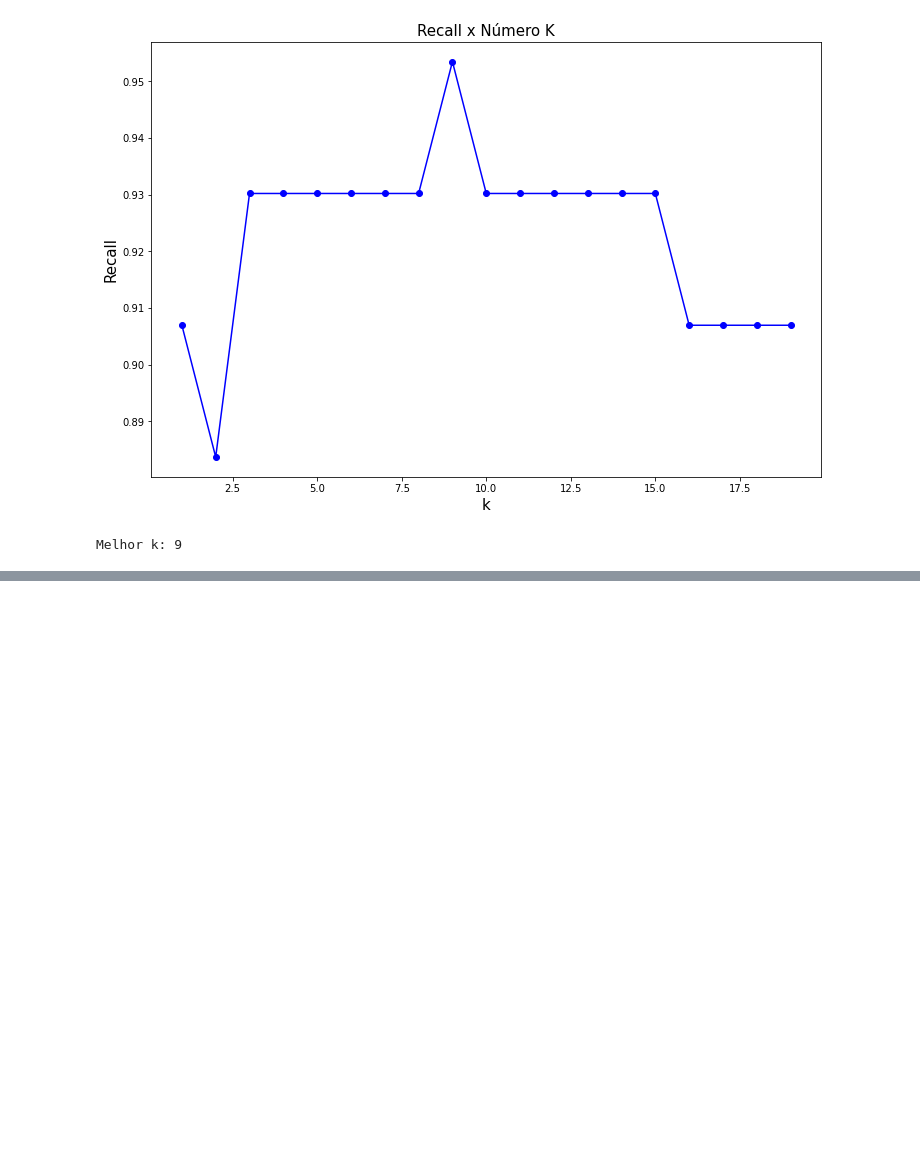
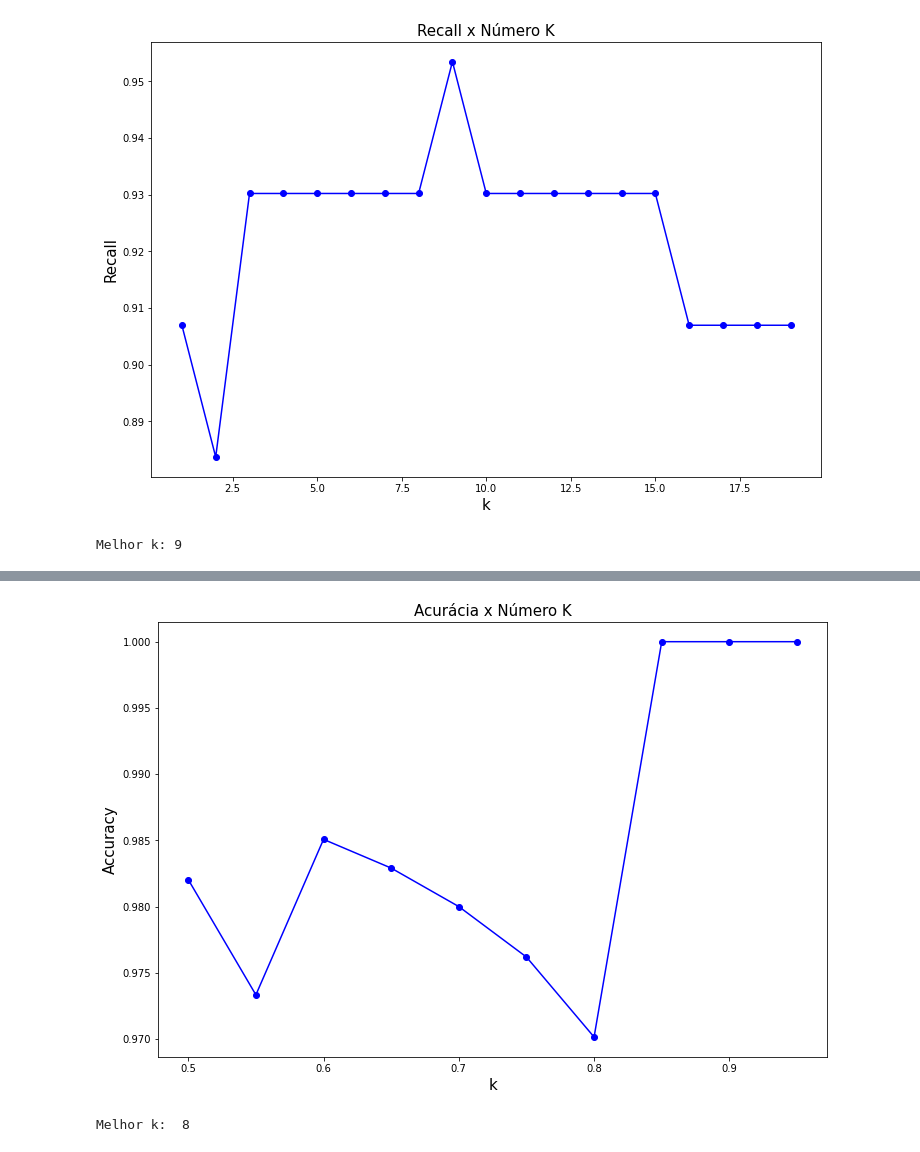
Before and after one commit to VitorFRodrigues/Coding_Tank_Material, a Jupyter notebook: Polo_Tech/Modulo_05/Aula 4/Aula 4 - KNN e Hiperparametros.ipynb, the cells around one changed output, grey strips where cells are left out. Cells and saved outputs as stored; diff of their text form; code cells hidden in the pictures; blank space fills up the shorter version.

```diff
--- a/Polo_Tech/Modulo_05/Aula 4/Aula 4 - KNN e Hiperparametros.ipynb
+++ b/Polo_Tech/Modulo_05/Aula 4/Aula 4 - KNN e Hiperparametros.ipynb
@@ -174,3 +168,5 @@ import pandas as pd
 import seaborn as sns
 from sklearn.model_selection import train_test_split
 from sklearn.preprocessing import StandardScaler
+# %%
+penguins_sem_NAN = penguins.dropna()
@@ -176,0 +189,26 @@ from sklearn.preprocessing import StandardScaler
+# %%
+x = penguins_sem_NAN.drop(['species', 'island'], axis = 1)
+y = penguins_sem_NAN['species']
+# %%
+ks = []
+accuracy = []
+for k in np.arange(0.5, 1, 0.05):
+    x_train, x_test, y_train, y_test = train_test_split(x, y, train_size=k, random_state=42, stratify = y)
+    modelo_logistica = LogisticRegression(multi_class = 'auto', max_iter=1000)
+    modelo_logistica.fit(x_train, y_train)
+    y_pred = modelo_logistica.predict(x_test)
+    acc = accuracy_score(y_test, y_pred)
+    accuracy.append(acc)
+    ks.append(k)
+
+plt.figure(figsize=(12,8))
+plt.plot(ks, accuracy, '-bo')
+plt.xlabel('k', fontsize = 15)
+plt.ylabel('Accuracy', fontsize = 15)
+plt.title('Acurácia x Número K', fontsize = 15)
+plt.show(True)
+best_k = np.argmax(accuracy)+1
+print(f'Melhor k: ', best_k)
+# %% [output]
+[figure, added]
+Melhor k:  8
```
Also changed, not shown: parts of 8 cells of this notebook.
